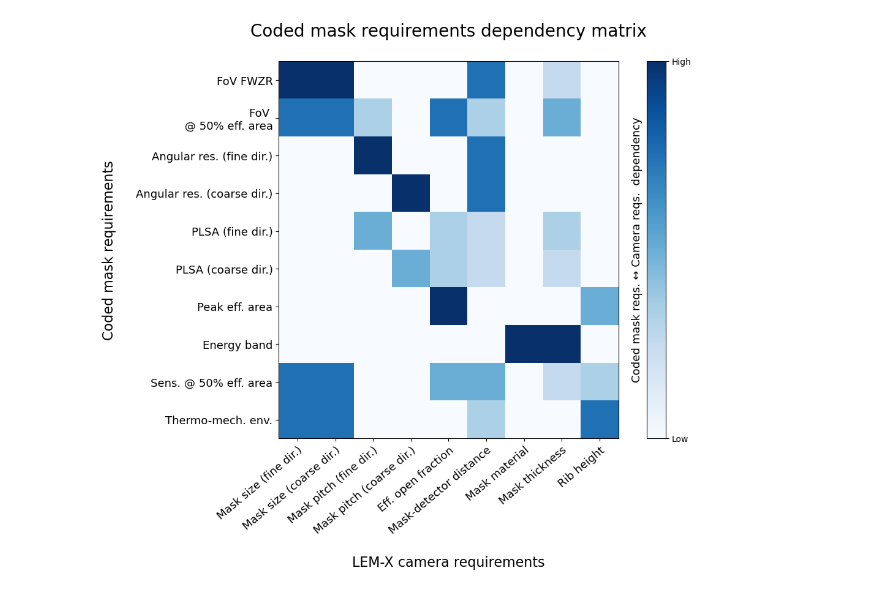
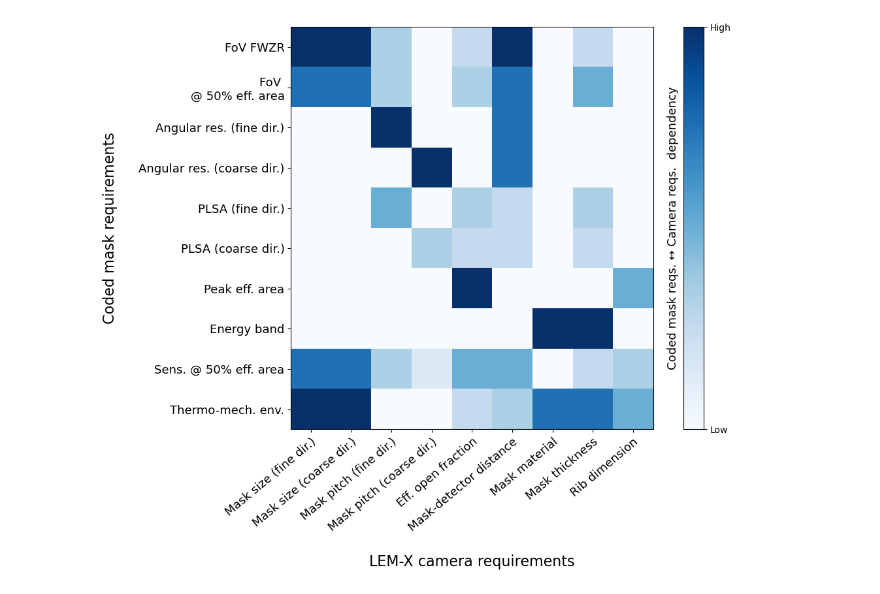
Before and after one commit to yuri-evangelista/CodedMasks, a Jupyter notebook: Camera_mask_dependece_matrix.ipynb, the cells around one changed output. Cells and saved outputs as stored; diff of their text form; code cells hidden in the pictures.

Commit message:
update matrix values

```diff
--- a/Camera_mask_dependece_matrix.ipynb
+++ b/Camera_mask_dependece_matrix.ipynb
@@ -28,50 +28,50 @@ mask_reqs = [
                 "Mask-detector distance",
                 "Mask material",
                 "Mask thickness",
-                "Rib height"
+                "Rib dimension"
 ]
 # %%
 dependence = np.array(
                     [
-                    [1.00,1.00,0.00,0.00,0.00,0.75,0.00,0.25,0.00],
-                    [0.75,0.75,0.33,0.00,0.75,0.33,0.00,0.50,0.00],
+                    [1.00,1.00,0.33,0.00,0.25,1.00,0.00,0.25,0.00],
+                    [0.75,0.75,0.33,0.00,0.33,0.75,0.00,0.50,0.00],
                     [0.00,0.00,1.00,0.00,0.00,0.75,0.00,0.00,0.00],
                     [0.00,0.00,0.00,1.00,0.00,0.75,0.00,0.00,0.00],
                     [0.00,0.00,0.50,0.00,0.33,0.25,0.00,0.33,0.00],
-                    [0.00,0.00,0.00,0.50,0.33,0.25,0.00,0.25,0.00],
+                    [0.00,0.00,0.00,0.33,0.25,0.25,0.00,0.25,0.00],
                     [0.00,0.00,0.00,0.00,1.00,0.00,0.00,0.00,0.50],
                     [0.00,0.00,0.00,0.00,0.00,0.00,1.00,1.00,0.00],
-                    [0.75,0.75,0.00,0.00,0.50,0.50,0.00,0.25,0.33],
-                    [0.75,0.75,0.00,0.00,0.00,0.33,0.00,0.00,0.75]
+                    [0.75,0.75,0.33,0.125,0.50,0.50,0.00,0.25,0.33],
+                    [1.00,1.00,0.00,0.00,0.25,0.33,0.75,0.75,0.50]
                     ]
                     )
 # %%
 fig, ax = plt.subplots(constrained_layout=False, figsize=(12, 8))
 im = ax.imshow(dependence, cmap=cm.Blues)
 cbar = fig.colorbar(im, ax=ax)
 cbar.set_label('Coded mask reqs. ↔ Camera reqs.  dependency', rotation=90, labelpad=-70, y=0.5, fontsize=13)
 cbar.set_ticks([0,1])
 cbar.set_ticklabels(["Low", "High"])
 
 # Show all ticks and label them with the respective list entries
 ax.set_xticks(range(len(mask_reqs)), labels=mask_reqs,
               rotation=40, ha="right", rotation_mode="anchor", fontsize=13)
 #ax.set_yticks(range(len(camera_reqs)), ha="center", labels=camera_reqs, x=-0.14)
 ax.set_yticks(range(len(camera_reqs)), ha="right", labels=camera_reqs, fontsize=13)
 
 '''
 # Loop over data dimensions and create text annotations.
 for i in range(len(camera_reqs)):
     for j in range(len(mask_reqs)):
         text = ax.text(j, i, dependence[i, j],
                        ha="center", va="center", color="w")
 '''
-ax.set_title("Coded mask requirements dependency matrix\n", fontsize=20)
+#ax.set_title("Coded mask requirements dependency matrix\n", fontsize=20)
 ax.set_xlabel("\nLEM-X camera requirements", fontsize=16)
 ax.set_ylabel("Coded mask requirements\n", fontsize=16)
 #fig.tight_layout()
 
 plt.savefig("mask_reqs_dependency_matrix.pdf", format="pdf", bbox_inches="tight")
 plt.show()
 # %% [output]
-[figure, old version]
+[figure, new version]
```
